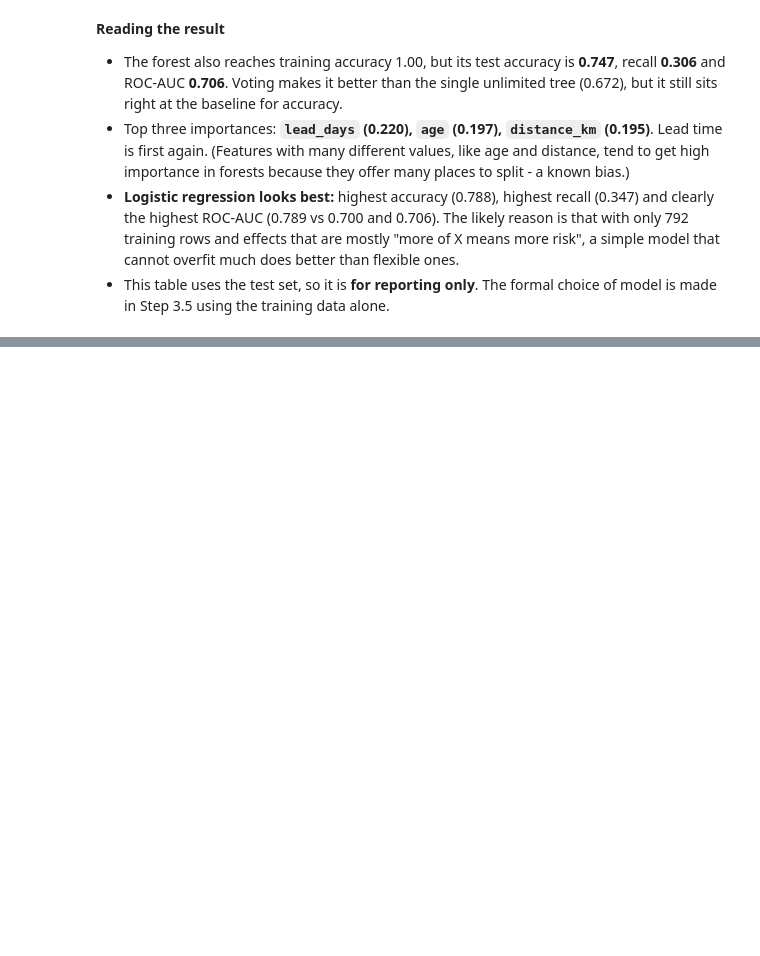
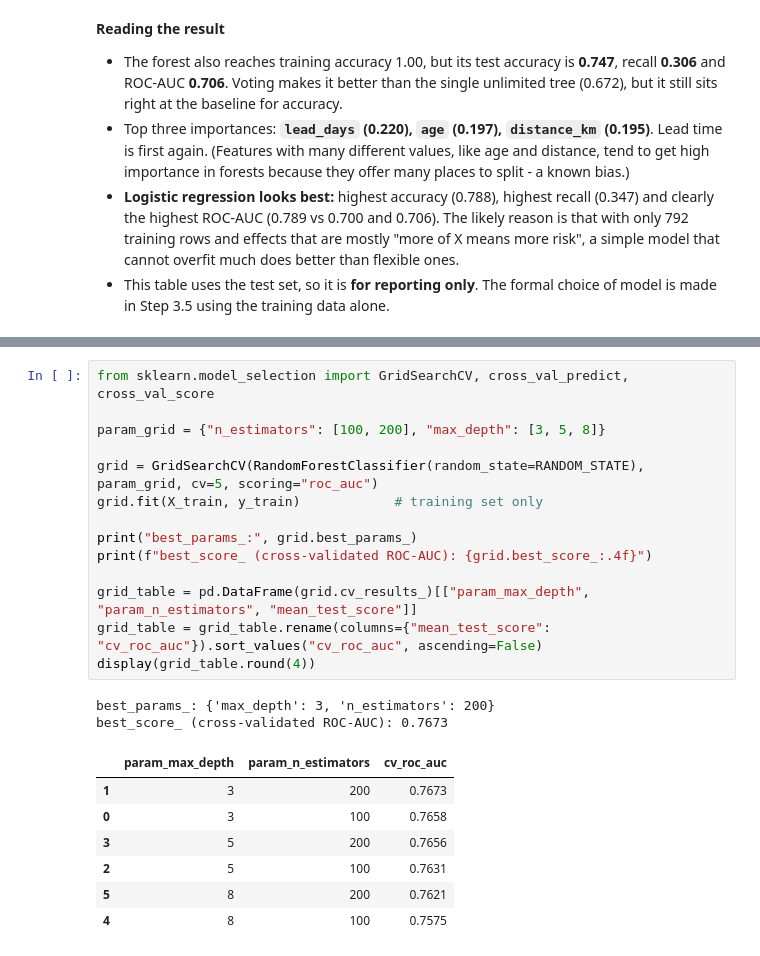
Before and after one commit to Advay4706/MASAI-CAPSTONE-PROJ, a Jupyter notebook: notebooks/03_model.ipynb, the cells around one changed output, grey strips where cells are left out. Saved outputs shown, nothing was run; the diff lists cells and outputs as text; blank space fills up the shorter version.

```diff
--- a/notebooks/03_model.ipynb
+++ b/notebooks/03_model.ipynb
@@ -386,0 +410,24 @@ Highest test ROC-AUC: Logistic regression
+# %%
+from sklearn.model_selection import GridSearchCV, cross_val_predict, cross_val_score
+
+param_grid = {"n_estimators": [100, 200], "max_depth": [3, 5, 8]}
+
+grid = GridSearchCV(RandomForestClassifier(random_state=RANDOM_STATE), param_grid, cv=5, scoring="roc_auc")
+grid.fit(X_train, y_train)            # training set only
+
+print("best_params_:", grid.best_params_)
+print(f"best_score_ (cross-validated ROC-AUC): {grid.best_score_:.4f}")
+
+grid_table = pd.DataFrame(grid.cv_results_)[["param_max_depth", "param_n_estimators", "mean_test_score"]]
+grid_table = grid_table.rename(columns={"mean_test_score": "cv_roc_auc"}).sort_values("cv_roc_auc", ascending=False)
+display(grid_table.round(4))
+# %% [output]
+best_params_: {'max_depth': 3, 'n_estimators': 200}
+best_score_ (cross-validated ROC-AUC): 0.7673
+|  | param_max_depth | param_n_estimators | cv_roc_auc |
+| 1 | 3 | 200 | 0.7673 |
+| 0 | 3 | 100 | 0.7658 |
+| 3 | 5 | 200 | 0.7656 |
+| 2 | 5 | 100 | 0.7631 |
+| 5 | 8 | 200 | 0.7621 |
+| 4 | 8 | 100 | 0.7575 |
```
Also changed, not shown: parts of 11 cells of this notebook, 1 other file.
